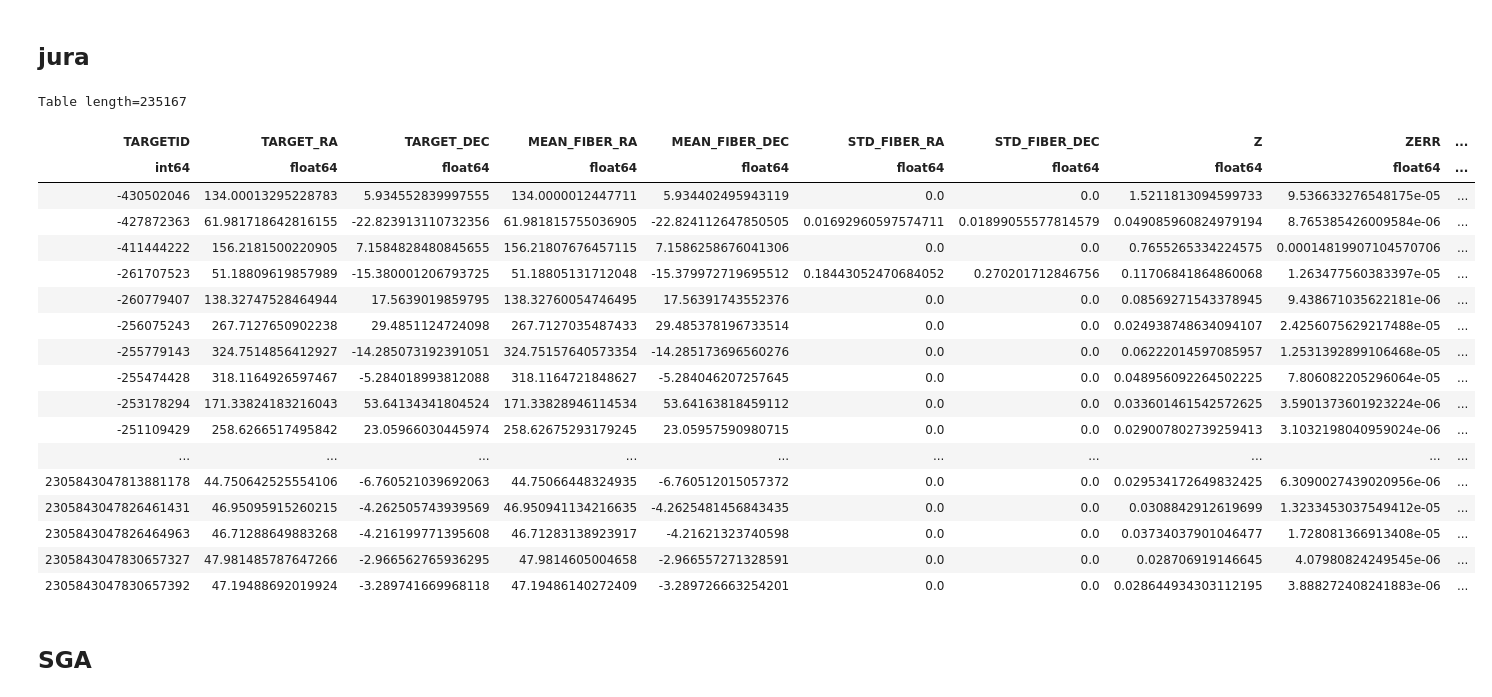
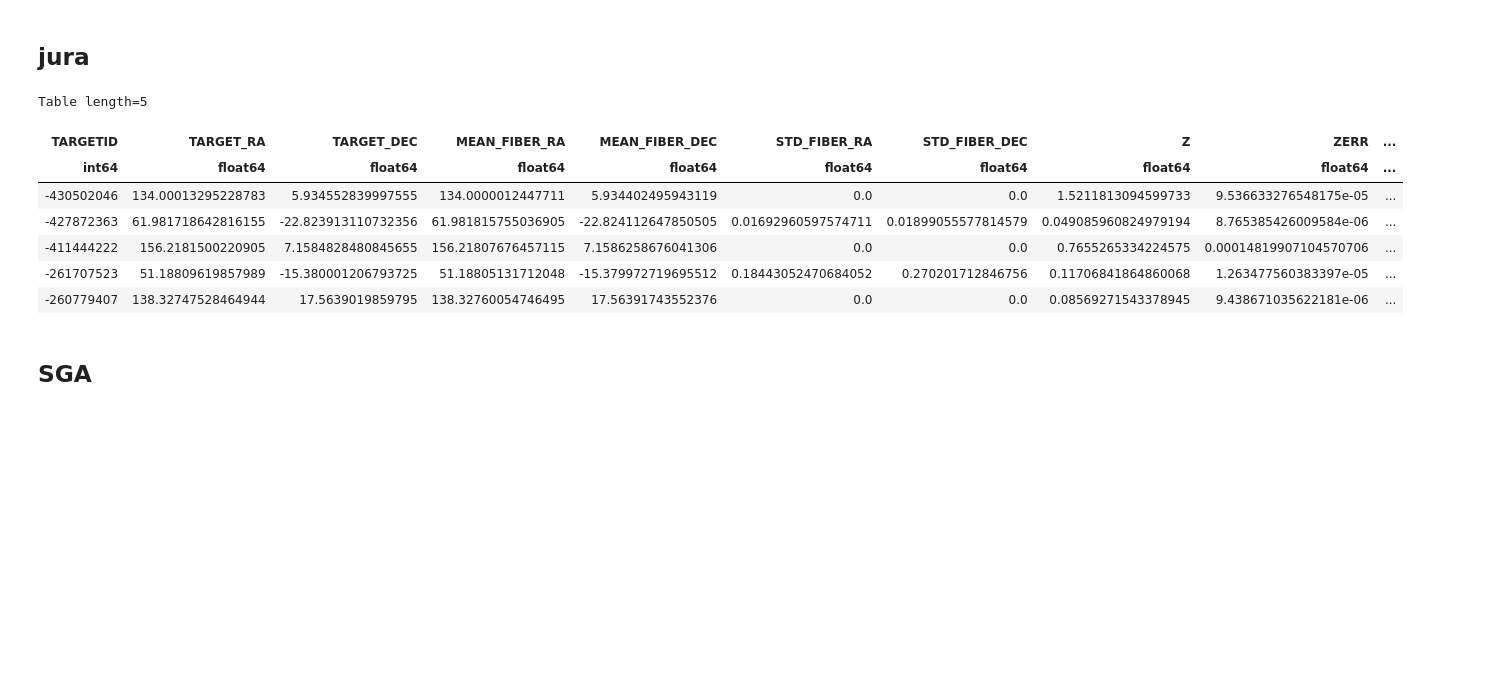
Before and after one commit to DESI-UR/DESI_SGA, a Jupyter notebook: TF/Y3/jura_rot_vel.ipynb, the cells around one changed output. Drawn from its saved outputs; the diff is of its cells as text; code cells hidden in the pictures; blank space fills up the shorter version.

```diff
--- a/TF/Y3/jura_rot_vel.ipynb
+++ b/TF/Y3/jura_rot_vel.ipynb
@@ -22,27 +22,16 @@ q0 = 0.2
 ## jura
 # %%
 tjura = Table.read('/global/homes/s/sgmoore1/DESI_SGA/TF/Y3/desi_pv_tf_jura_healpix.fits')
-tjura
+tjura[:5]
 # %% [output]
-Table length=235167
+Table length=5
 | TARGETID | TARGET_RA | TARGET_DEC | MEAN_FIBER_RA | MEAN_FIBER_DEC | STD_FIBER_RA | STD_FIBER_DEC | Z | ZERR | ... |
 | int64 | float64 | float64 | float64 | float64 | float64 | float64 | float64 | float64 | ... |
 | -430502046 | 134.00013295228783 | 5.934552839997555 | 134.0000012447711 | 5.934402495943119 | 0.0 | 0.0 | 1.5211813094599733 | 9.536633276548175e-05 | ... |
 | -427872363 | 61.981718642816155 | -22.823913110732356 | 61.981815755036905 | -22.824112647850505 | 0.01692960597574711 | 0.01899055577814579 | 0.049085960824979194 | 8.765385426009584e-06 | ... |
 | -411444222 | 156.2181500220905 | 7.1584828480845655 | 156.21807676457115 | 7.1586258676041306 | 0.0 | 0.0 | 0.7655265334224575 | 0.00014819907104570706 | ... |
 | -261707523 | 51.18809619857989 | -15.380001206793725 | 51.18805131712048 | -15.379972719695512 | 0.18443052470684052 | 0.270201712846756 | 0.11706841864860068 | 1.263477560383397e-05 | ... |
 | -260779407 | 138.32747528464944 | 17.5639019859795 | 138.32760054746495 | 17.56391743552376 | 0.0 | 0.0 | 0.08569271543378945 | 9.438671035622181e-06 | ... |
-| -256075243 | 267.7127650902238 | 29.4851124724098 | 267.7127035487433 | 29.485378196733514 | 0.0 | 0.0 | 0.024938748634094107 | 2.4256075629217488e-05 | ... |
-| -255779143 | 324.7514856412927 | -14.285073192391051 | 324.75157640573354 | -14.285173696560276 | 0.0 | 0.0 | 0.06222014597085957 | 1.2531392899106468e-05 | ... |
-| -255474428 | 318.1164926597467 | -5.284018993812088 | 318.1164721848627 | -5.284046207257645 | 0.0 | 0.0 | 0.048956092264502225 | 7.806082205296064e-05 | ... |
-| -253178294 | 171.33824183216043 | 53.64134341804524 | 171.33828946114534 | 53.64163818459112 | 0.0 | 0.0 | 0.033601461542572625 | 3.5901373601923224e-06 | ... |
-| -251109429 | 258.6266517495842 | 23.05966030445974 | 258.62675293179245 | 23.05957590980715 | 0.0 | 0.0 | 0.029007802739259413 | 3.1032198040959024e-06 | ... |
-| ... | ... | ... | ... | ... | ... | ... | ... | ... | ... |
-| 2305843047813881178 | 44.750642525554106 | -6.760521039692063 | 44.75066448324935 | -6.760512015057372 | 0.0 | 0.0 | 0.029534172649832425 | 6.3090027439020956e-06 | ... |
-| 2305843047826461431 | 46.95095915260215 | -4.262505743939569 | 46.950941134216635 | -4.2625481456843435 | 0.0 | 0.0 | 0.0308842912619699 | 1.3233453037549412e-05 | ... |
-| 2305843047826464963 | 46.71288649883268 | -4.216199771395608 | 46.71283138923917 | -4.21621323740598 | 0.0 | 0.0 | 0.03734037901046477 | 1.728081366913408e-05 | ... |
-| 2305843047830657327 | 47.981485787647266 | -2.966562765936295 | 47.9814605004658 | -2.966557271328591 | 0.0 | 0.0 | 0.028706919146645 | 4.07980824249545e-06 | ... |
-| 2305843047830657392 | 47.19488692019924 | -3.289741669968118 | 47.19486140272409 | -3.289726663254201 | 0.0 | 0.0 | 0.028644934303112195 | 3.888272408241883e-06 | ... |
 # %% [markdown]
 ## SGA
 # %%
```
Also changed, not shown: parts of 16 cells of this notebook, 2 other files.
